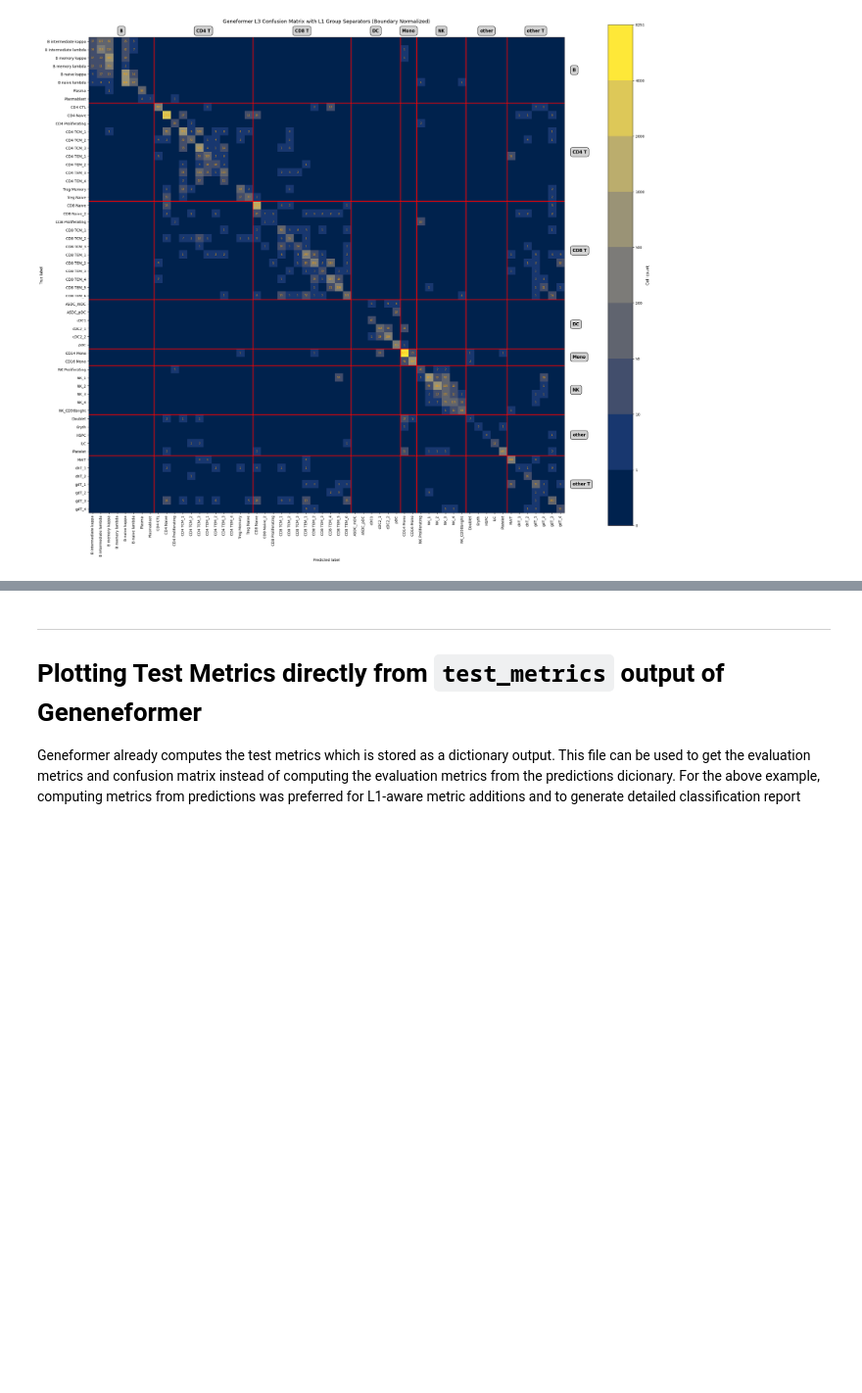
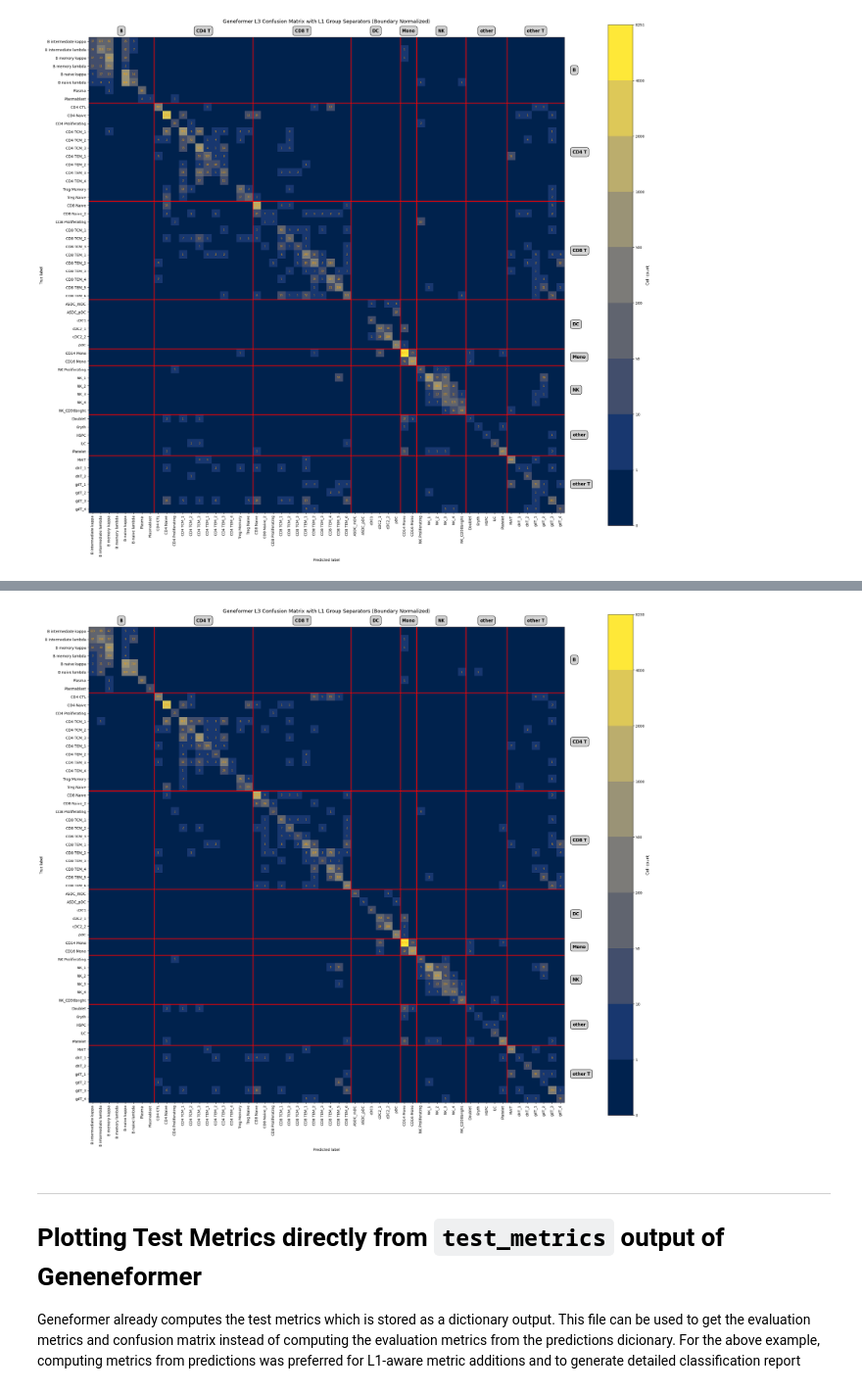
Before and after one commit to TPbiocode/geneformer_benchmarking, a Jupyter notebook: notebooks/05_plot_test_metrics.ipynb, the cells around one changed output, grey strips where cells are left out. Shown at 98% size. Cells and saved outputs as stored; diff of their text form; code cells hidden in the pictures; blank space fills up the shorter version.

```diff
--- a/notebooks/05_plot_test_metrics.ipynb
+++ b/notebooks/05_plot_test_metrics.ipynb
@@ -360,3 +816,84 @@ plt.show()
+# %%
+####################################################################################################
+# Plot L3 Confusion Matrix with Boundary Normalization and L1 Group Annotations - Geneformer-V2-104M
+####################################################################################################
+
+from sklearn.metrics import ConfusionMatrixDisplay
+from matplotlib.colors import BoundaryNorm
+
+# Define boundaries appropriate for L3 dataset
+bounds = [0, 1, 10, 50, 200, 500, 1000, 2000, 4000, cm_df3.values.max()]
+norm = BoundaryNorm(bounds, ncolors=256, clip=True)
+
+fig, ax = plt.subplots(figsize=(24, 24))
+disp = ConfusionMatrixDisplay(
+    confusion_matrix=cm_df3.values,
+    display_labels=labels3
+)
+disp.plot(
+    ax=ax,
+    cmap="cividis",
+    xticks_rotation=90,
+    values_format="d",
+    colorbar=False
+)
+
+# Apply normalization after plotting
+im = disp.im_
+im.set_norm(norm)
+
+# Increase font size and hide zero-value annotations
+for value, text in zip(cm_df3.values.ravel(), disp.text_.ravel()):
+    if value == 0:
+        text.set_text("")
+        continue
+    text.set_fontsize(7)
+    text.set_color('orange')
+
+# Add separators and L1 group annotations
+l1_groups = []
+current_l1 = None
+start_idx = 0
+
+for idx, l3 in enumerate(labels3):
+    l1 = l3_to_l1.get(l3, 'Unknown')
+    if l1 != current_l1:
+        if current_l1 is not None:
+            l1_groups.append((current_l1, start_idx, idx))
+            # Draw separator line
+            ax.axhline(y=idx - 0.5, color='red', linewidth=2)
+            ax.axvline(x=idx - 0.5, color='red', linewidth=2)
+        current_l1 = l1
+        start_idx = idx
+
+# Add the last group
+if current_l1 is not None:
+    l1_groups.append((current_l1, start_idx, len(labels3)))
+
+# Add L1 group labels on the right side
+for l1_name, start, end in l1_groups:
+    mid_point = (start + end) / 2 - 0.5
+    ax.text(len(labels3) + 0.5, mid_point, l1_name,
+            ha='left', va='center', fontsize=12, fontweight='bold',
+            bbox=dict(boxstyle='round,pad=0.5', facecolor='lightgray', edgecolor='black'))
+
+# Add L1 group labels on the top (moved higher up and rotated)
+for l1_name, start, end in l1_groups:
+    mid_point = (start + end) / 2 - 0.5
+    ax.text(mid_point, -1.0, l1_name,
+            ha='center', va='bottom', fontsize=12, fontweight='bold',
+            rotation=0,
+            bbox=dict(boxstyle='round,pad=0.5', facecolor='lightgray', edgecolor='black'))
+
+# Add custom colorbar
+cbar = fig.colorbar(im, ax=ax, ticks=bounds, fraction=0.046, pad=0.08)
+cbar.ax.set_ylabel("Cell count", rotation=90, fontsize=11)
+
+ax.set_title("Geneformer L3 Confusion Matrix with L1 Group Separators (Boundary Normalized)", fontsize=14, pad=40)
+plt.tight_layout()
+plt.show()
+# %% [output]
+[figure, added]
 # %% [markdown]
 ---
 # __Plotting Test Metrics directly from `test_metrics` output of Geneneformer__
```
Also changed, not shown: parts of 15 cells of this notebook.
